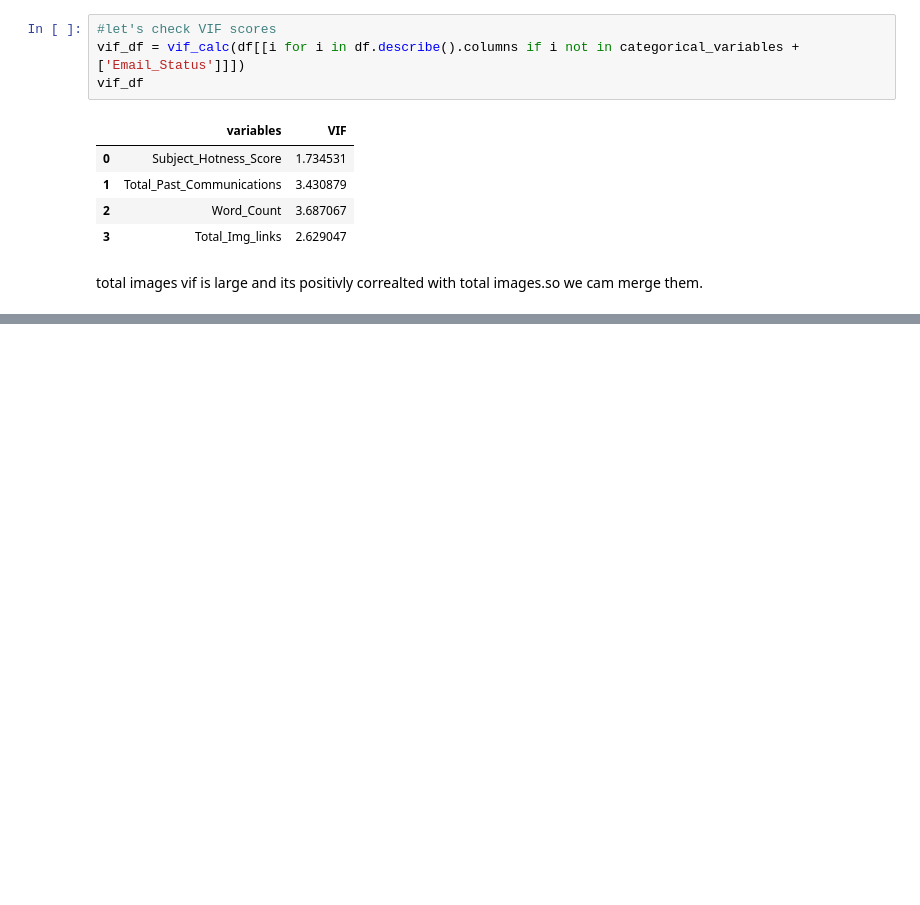
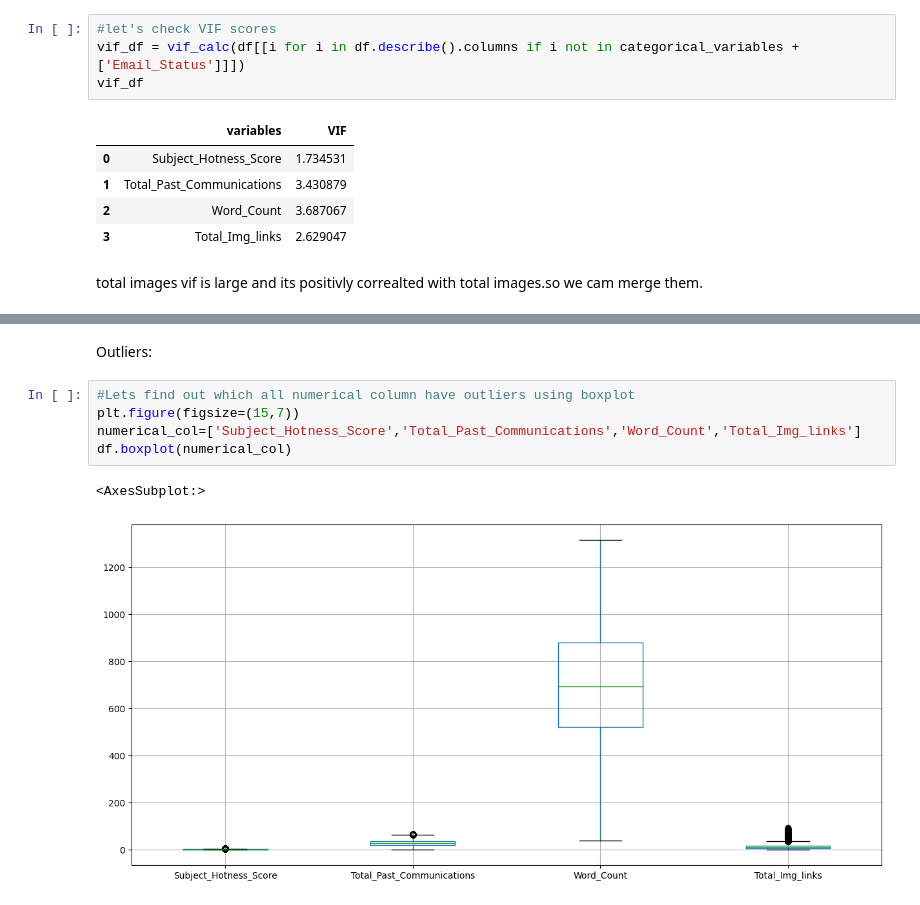
Before and after one commit to renukagore107/CAPSTONE-PROJECT-3--CLASSIFICATION, a Jupyter notebook: classification_data_email.ipynb, the cells around one changed output, grey strips where cells are left out. Saved outputs shown, nothing was run; the diff lists cells and outputs as text; blank space fills up the shorter version.

```diff
--- a/classification_data_email.ipynb
+++ b/classification_data_email.ipynb
@@ -420,0 +382,10 @@ Index(['Email_Type', 'Subject_Hotness_Score', 'Email_Source_Type',
+# %% [markdown]
+Outliers:
+# %%
+#Lets find out which all numerical column have outliers using boxplot
+plt.figure(figsize=(15,7))
+numerical_col=['Subject_Hotness_Score','Total_Past_Communications','Word_Count','Total_Img_links']
+df.boxplot(numerical_col)
+# %% [output]
+<AxesSubplot:>
+[figure, added]
```
Also changed, not shown: parts of 26 cells of this notebook.
